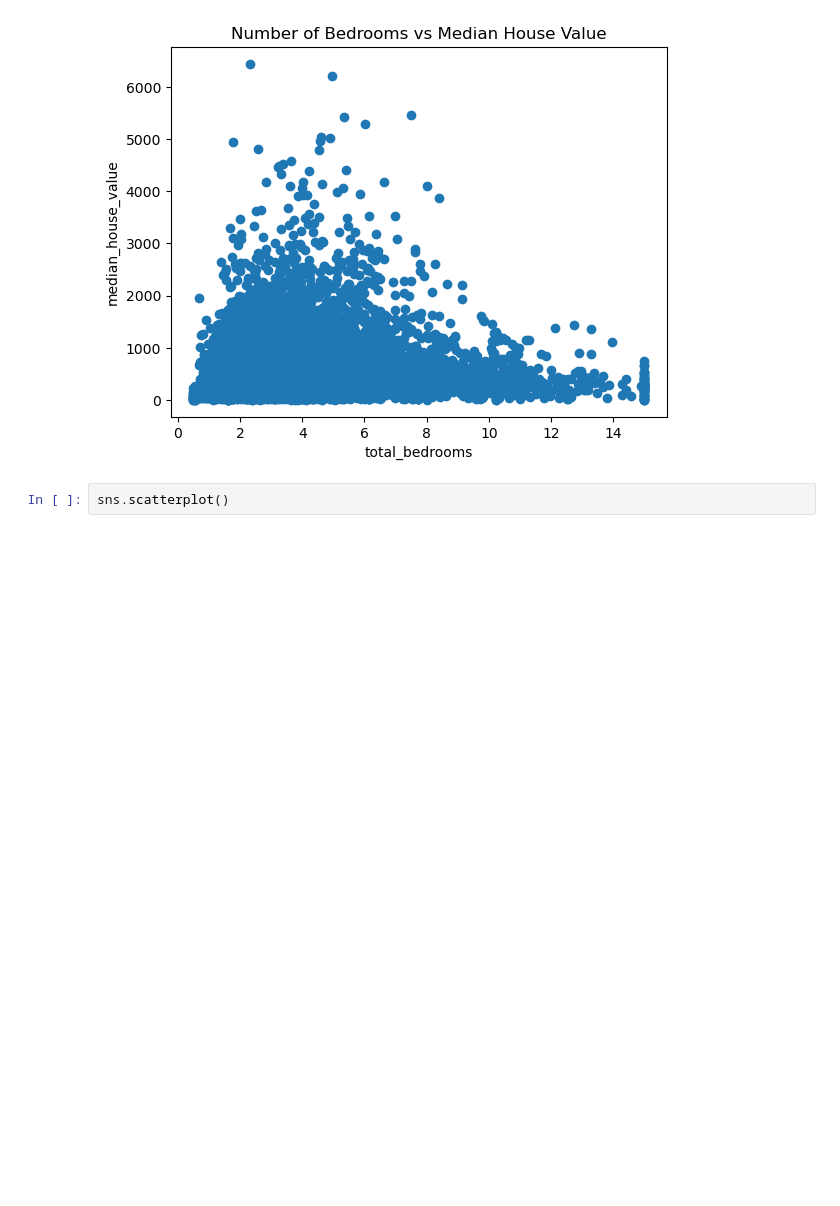
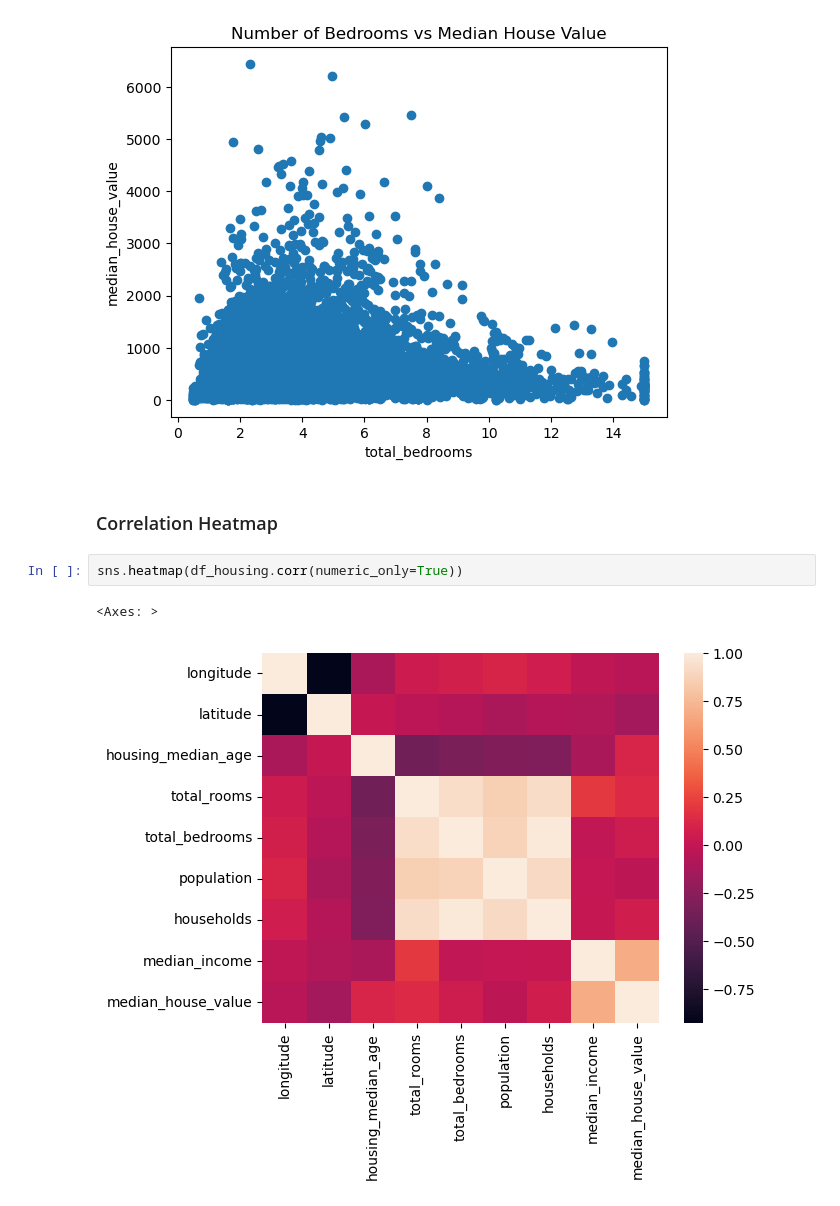
Before and after one commit to Mohammed-Hanan-Othman/datheon, a Jupyter notebook: task-2-house-price-pred/notebooks/housing-prediction.ipynb, the cells around one changed output. Drawn from its saved outputs; the diff is of its cells as text; blank space fills up the shorter version.

```diff
--- a/task-2-house-price-pred/notebooks/housing-prediction.ipynb
+++ b/task-2-house-price-pred/notebooks/housing-prediction.ipynb
@@ -170,5 +170,10 @@ plt.ylabel("median_house_value")
 plt.show()
 # %% [output]
 [figure]
-# %%
-sns.scatterplot()
+# %% [markdown]
+### Correlation Heatmap
+# %%
+sns.heatmap(df_housing.corr(numeric_only=True))
+# %% [output]
+<Axes: >
+[figure, added]
```
Also changed, not shown: parts of 2 cells of this notebook.
